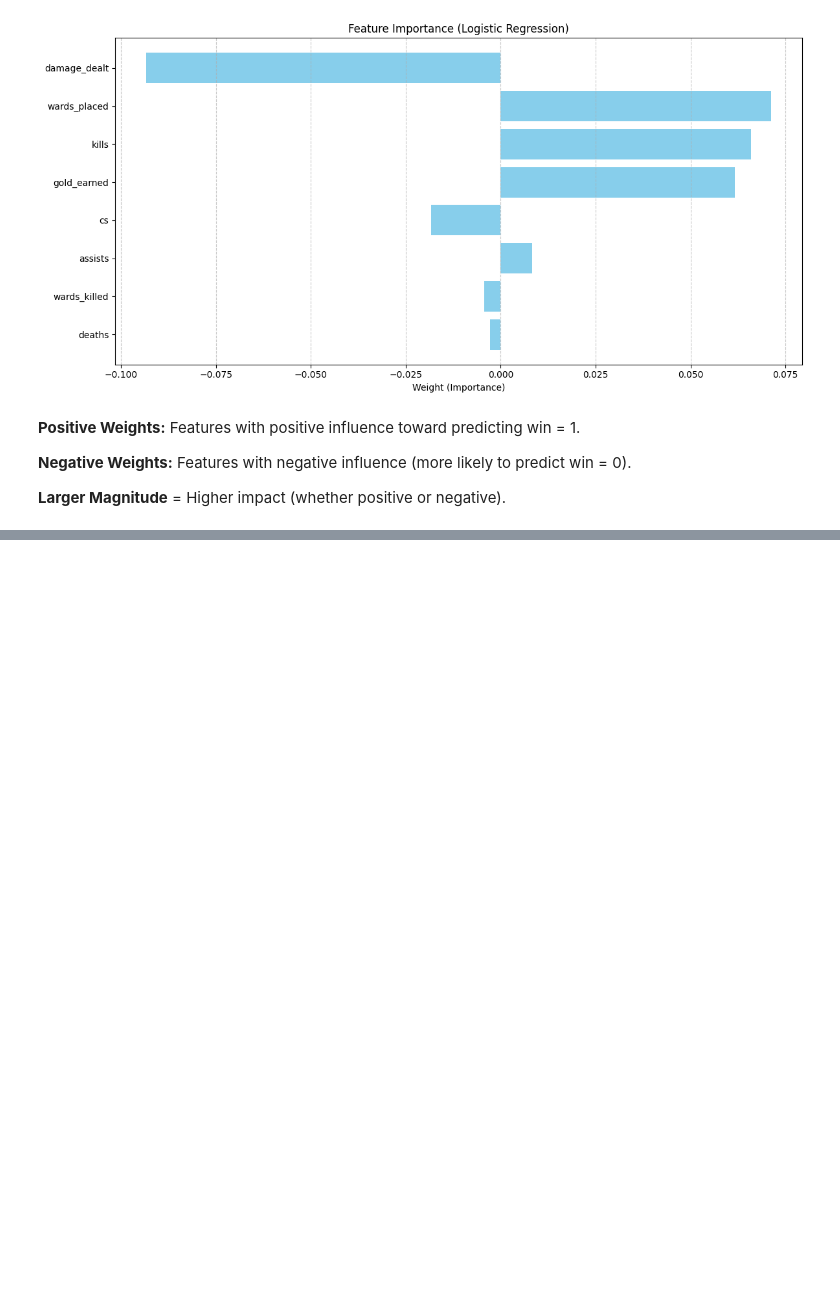
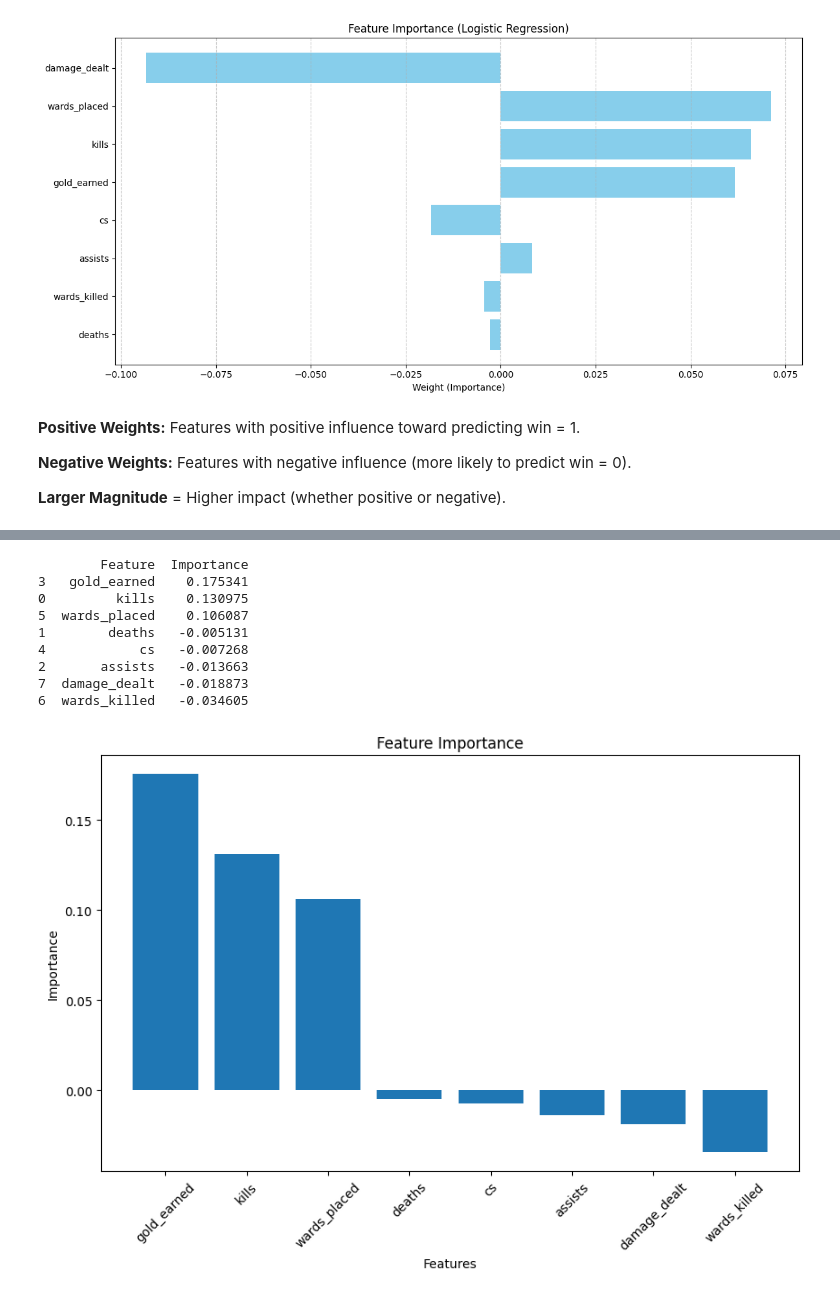
Before and after one commit to AjBorbzz/DataScience_AI_ML, a Jupyter notebook: PyTorch/IBM_Pytorch/project/league_of_legends_pytorch.ipynb, the cells around one changed output, grey strips where cells are left out. Cells and saved outputs as stored; diff of their text form; code cells hidden in the pictures; blank space fills up the shorter version.

```diff
--- a/PyTorch/IBM_Pytorch/project/league_of_legends_pytorch.ipynb
+++ b/PyTorch/IBM_Pytorch/project/league_of_legends_pytorch.ipynb
@@ -514,0 +769,33 @@ Feature Importance:
+# %%
+import pandas as pd
+import matplotlib.pyplot as plt
+
+# Extract the weights of the linear layer
+weights = model.linear.weight.data.numpy().flatten()
+features = X.columns
+
+# Create a DataFrame for feature importance
+feature_importance = pd.DataFrame({'Feature': features, 'Importance': weights})
+feature_importance = feature_importance.sort_values(by='Importance', ascending=False)
+
+print(feature_importance)
+
+# Plot feature importance
+plt.figure(figsize=(10, 6))
+plt.bar(feature_importance['Feature'], feature_importance['Importance'])
+plt.xlabel('Features')
+plt.ylabel('Importance')
+plt.title('Feature Importance')
+plt.xticks(rotation=45)
+plt.show()
+# %% [output]
+        Feature  Importance
+3   gold_earned    0.175341
+0         kills    0.130975
+5  wards_placed    0.106087
+1        deaths   -0.005131
+4            cs   -0.007268
+2       assists   -0.013663
+7  damage_dealt   -0.018873
+6  wards_killed   -0.034605
+[figure, added]
```
Also changed, not shown: parts of 8 cells of this notebook, 1 other file.
